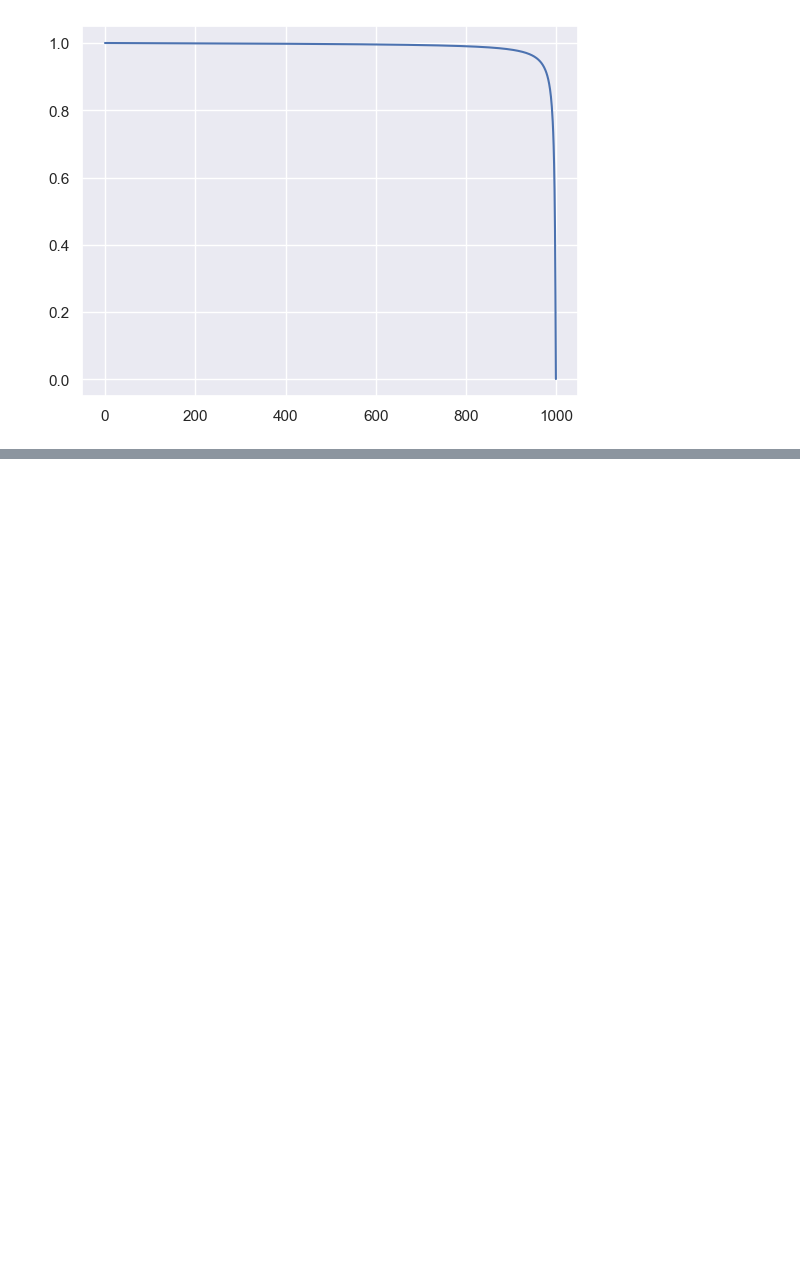
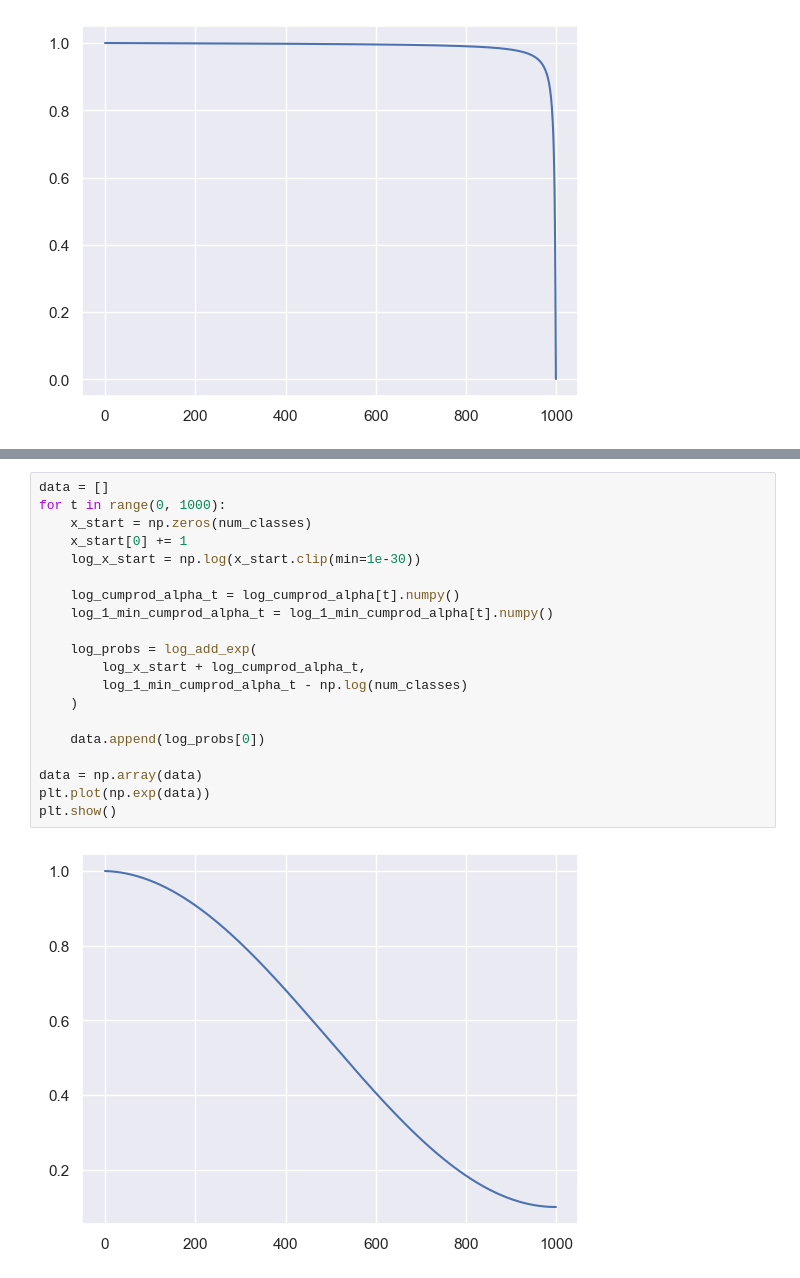
Before and after one commit to sfcurre/DiffER, a Jupyter notebook: eval_chains.ipynb, the cells around one changed output, grey strips where cells are left out. Cells and saved outputs as stored; diff of their text form; blank space fills up the shorter version.

```diff
--- a/eval_chains.ipynb
+++ b/eval_chains.ipynb
@@ -333,0 +369,22 @@ Text(0.5, 1.0, 'log_1_min_cumprod_alpha')
+# %%
+data = []
+for t in range(0, 1000):
+    x_start = np.zeros(num_classes)
+    x_start[0] += 1
+    log_x_start = np.log(x_start.clip(min=1e-30))
+
+    log_cumprod_alpha_t = log_cumprod_alpha[t].numpy()
+    log_1_min_cumprod_alpha_t = log_1_min_cumprod_alpha[t].numpy()
+
+    log_probs = log_add_exp(
+        log_x_start + log_cumprod_alpha_t,
+        log_1_min_cumprod_alpha_t - np.log(num_classes)
+    )
+
+    data.append(log_probs[0])
+
+data = np.array(data)
+plt.plot(np.exp(data))
+plt.show()
+# %% [output]
+[figure, added]
```
Also changed, not shown: parts of 5 cells of this notebook.
